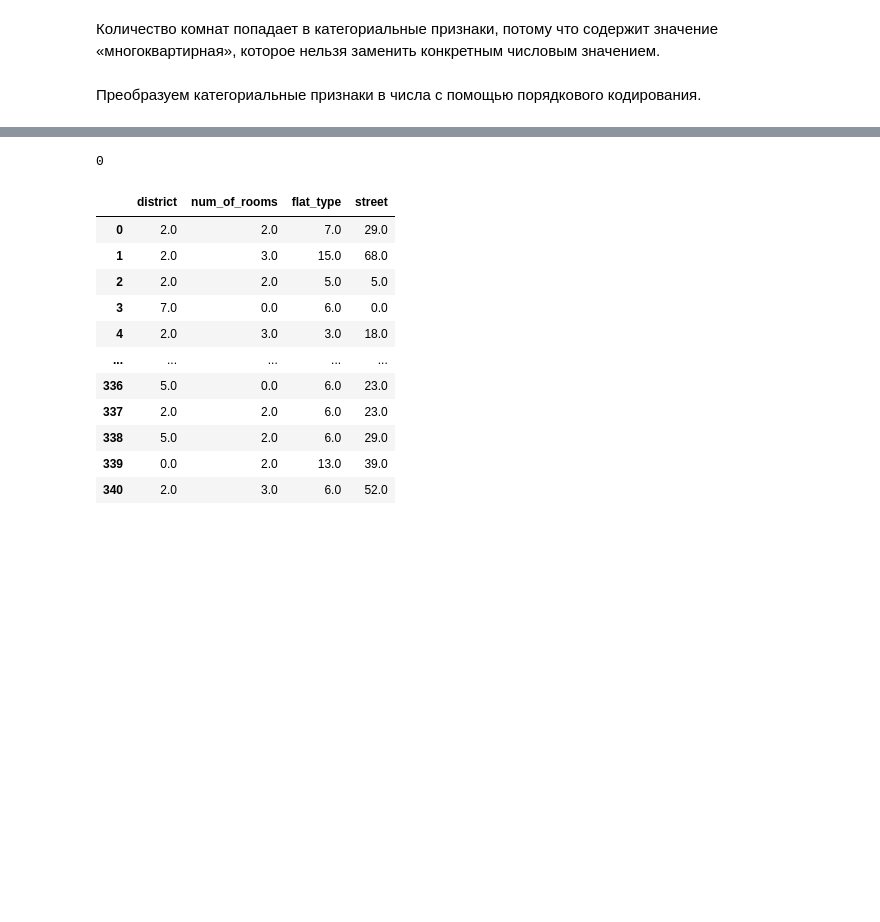
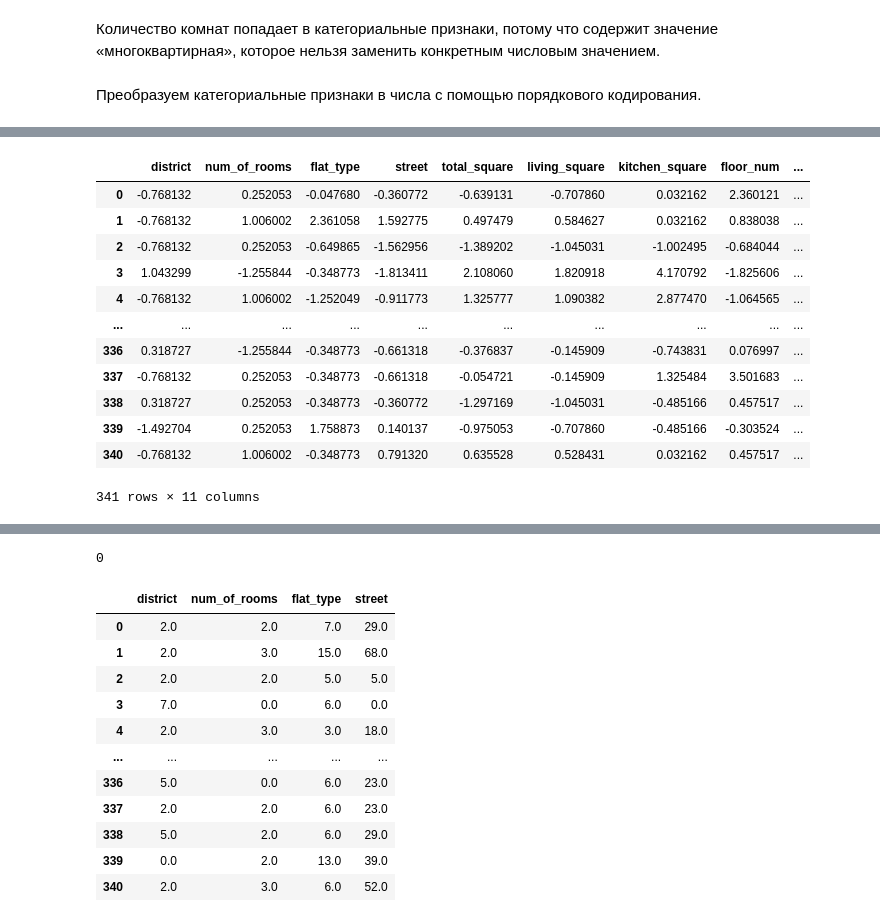
Before and after one commit to VeraMeln/magnito_price, a Jupyter notebook: magnito_price.ipynb, the cells around one changed output, grey strips where cells are left out. Saved outputs shown, nothing was run; the diff lists cells and outputs as text; code cells hidden in the pictures; blank space fills up the shorter version.

```diff
--- a/magnito_price.ipynb
+++ b/magnito_price.ipynb
@@ -531,0 +569,30 @@ categorical = ['district', 'num_of_rooms', 'flat_type', 'street']
+# %%
+my_pipeline = Pipeline([
+    ('col_transformer', ColumnTransformer(
+   transformers=[
+       ('oe', OrdinalEncoder(handle_unknown='use_encoded_value', unknown_value = -1), categorical)
+       ],
+    remainder="passthrough",
+    verbose_feature_names_out=False
+)),
+    ('scaler', StandardScaler())
+])
+# %%
+x_piped = pd.DataFrame(my_pipeline.fit_transform(features_train))
+# %%
+x_piped.columns = categorical + numeric
+x_piped
+# %% [output]
+|  | district | num_of_rooms | flat_type | street | total_square | living_square | kitchen_square | floor_num | ... |
+| 0 | -0.768132 | 0.252053 | -0.047680 | -0.360772 | -0.639131 | -0.707860 | 0.032162 | 2.360121 | ... |
+| 1 | -0.768132 | 1.006002 | 2.361058 | 1.592775 | 0.497479 | 0.584627 | 0.032162 | 0.838038 | ... |
+| 2 | -0.768132 | 0.252053 | -0.649865 | -1.562956 | -1.389202 | -1.045031 | -1.002495 | -0.684044 | ... |
+| 3 | 1.043299 | -1.255844 | -0.348773 | -1.813411 | 2.108060 | 1.820918 | 4.170792 | -1.825606 | ... |
+| 4 | -0.768132 | 1.006002 | -1.252049 | -0.911773 | 1.325777 | 1.090382 | 2.877470 | -1.064565 | ... |
+| ... | ... | ... | ... | ... | ... | ... | ... | ... | ... |
+| 336 | 0.318727 | -1.255844 | -0.348773 | -0.661318 | -0.376837 | -0.145909 | -0.743831 | 0.076997 | ... |
+| 337 | -0.768132 | 0.252053 | -0.348773 | -0.661318 | -0.054721 | -0.145909 | 1.325484 | 3.501683 | ... |
+| 338 | 0.318727 | 0.252053 | -0.348773 | -0.360772 | -1.297169 | -1.045031 | -0.485166 | 0.457517 | ... |
+| 339 | -1.492704 | 0.252053 | 1.758873 | 0.140137 | -0.975053 | -0.707860 | -0.485166 | -0.303524 | ... |
+| 340 | -0.768132 | 1.006002 | -0.348773 | 0.791320 | 0.635528 | 0.528431 | 0.032162 | 0.457517 | ... |
+341 rows × 11 columns
```
Also changed, not shown: parts of 25 cells of this notebook, 2 other files.
